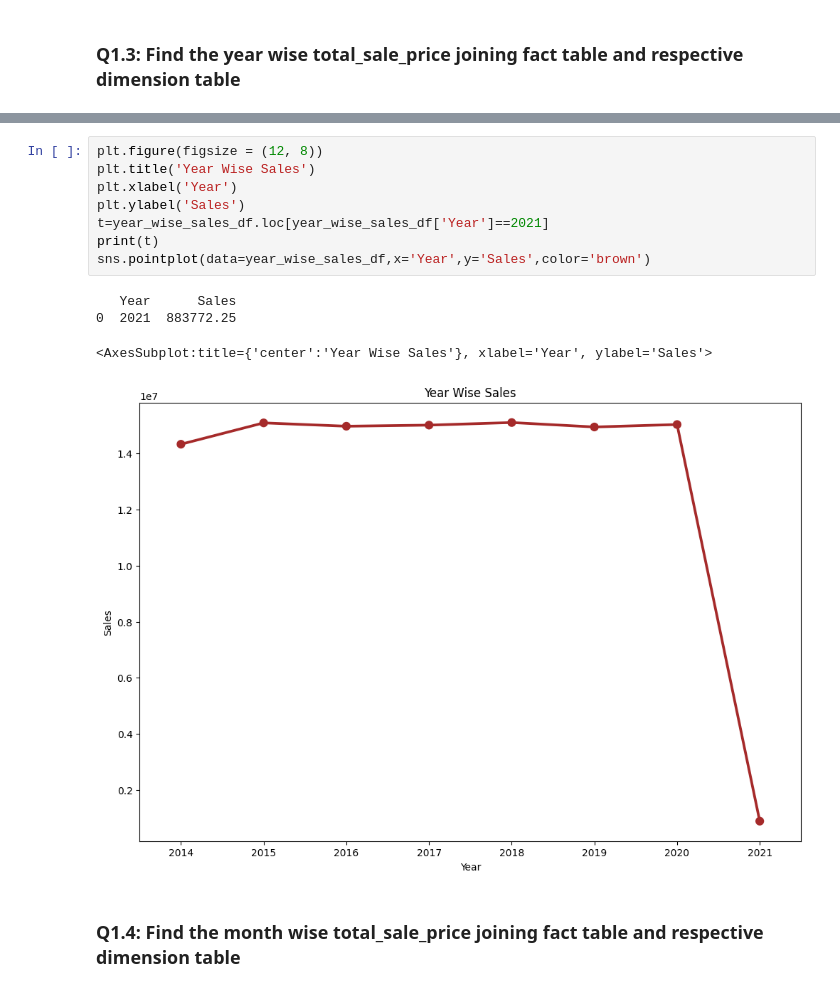
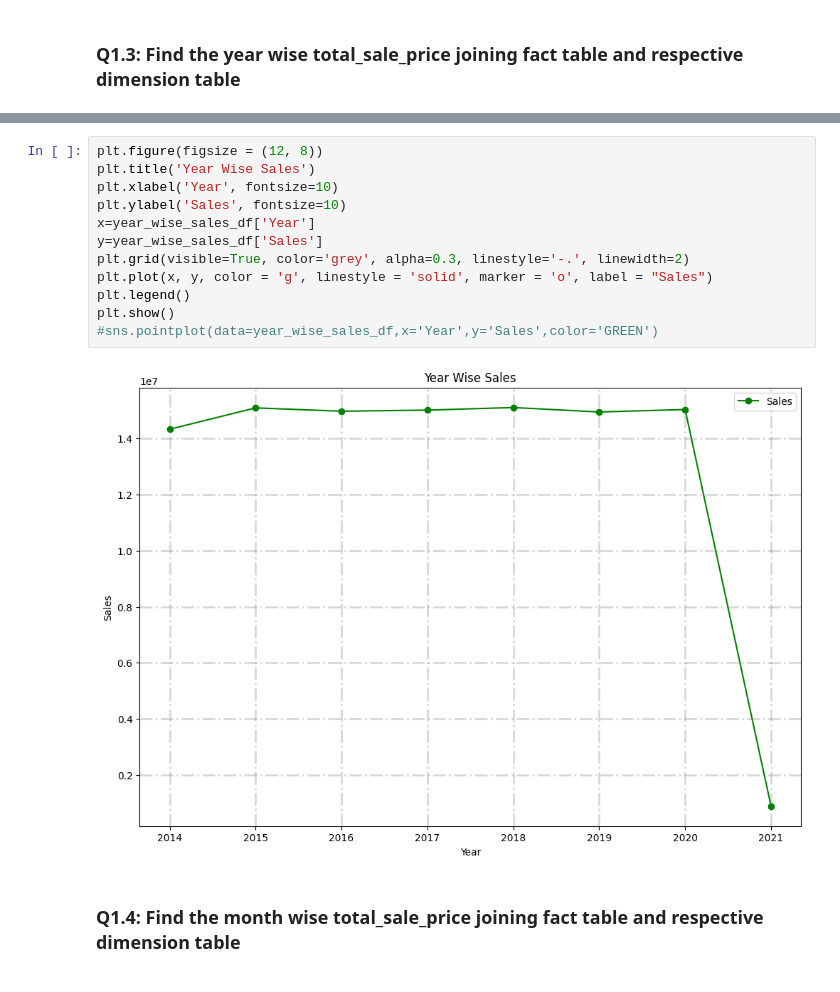
Before and after one commit to esrdlab-vinternship/HDA-5th-Round-vInternship, a Jupyter notebook: notebook/analytics/olap.ipynb, the cells around one changed output, grey strips where cells are left out. Saved outputs shown, nothing was run; the diff lists cells and outputs as text.

```diff
--- a/notebook/analytics/olap.ipynb
+++ b/notebook/analytics/olap.ipynb
@@ -240,16 +226,17 @@ Connection to DB established!
 # %%
 plt.figure(figsize = (12, 8))
 plt.title('Year Wise Sales')
-plt.xlabel('Year')
-plt.ylabel('Sales')
-t=year_wise_sales_df.loc[year_wise_sales_df['Year']==2021]
-print(t)
-sns.pointplot(data=year_wise_sales_df,x='Year',y='Sales',color='brown')
+plt.xlabel('Year', fontsize=10)
+plt.ylabel('Sales', fontsize=10)
+x=year_wise_sales_df['Year']
+y=year_wise_sales_df['Sales']
+plt.grid(visible=True, color='grey', alpha=0.3, linestyle='-.', linewidth=2)
+plt.plot(x, y, color = 'g', linestyle = 'solid', marker = 'o', label = "Sales")
+plt.legend()
+plt.show()
+#sns.pointplot(data=year_wise_sales_df,x='Year',y='Sales',color='GREEN')
 # %% [output]
-   Year      Sales
-0  2021  883772.25
-<AxesSubplot:title={'center':'Year Wise Sales'}, xlabel='Year', ylabel='Sales'>
-[figure, old version]
+[figure, new version]
 # %% [markdown]
 ### Q1.4: Find the month wise total_sale_price joining fact table and respective dimension table ###
 # %%
```
Also changed, not shown: parts of 42 cells of this notebook, 1 other file.
